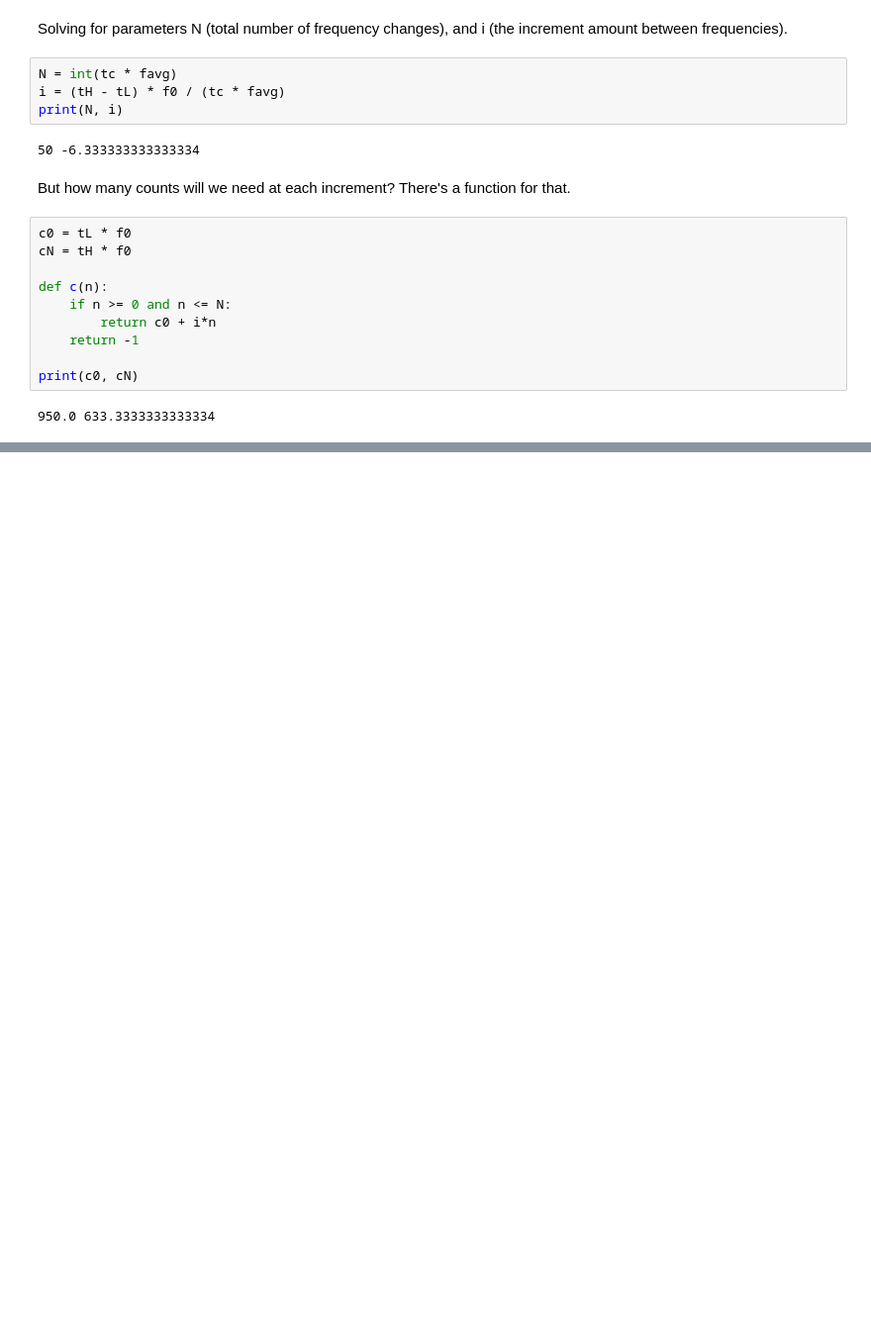
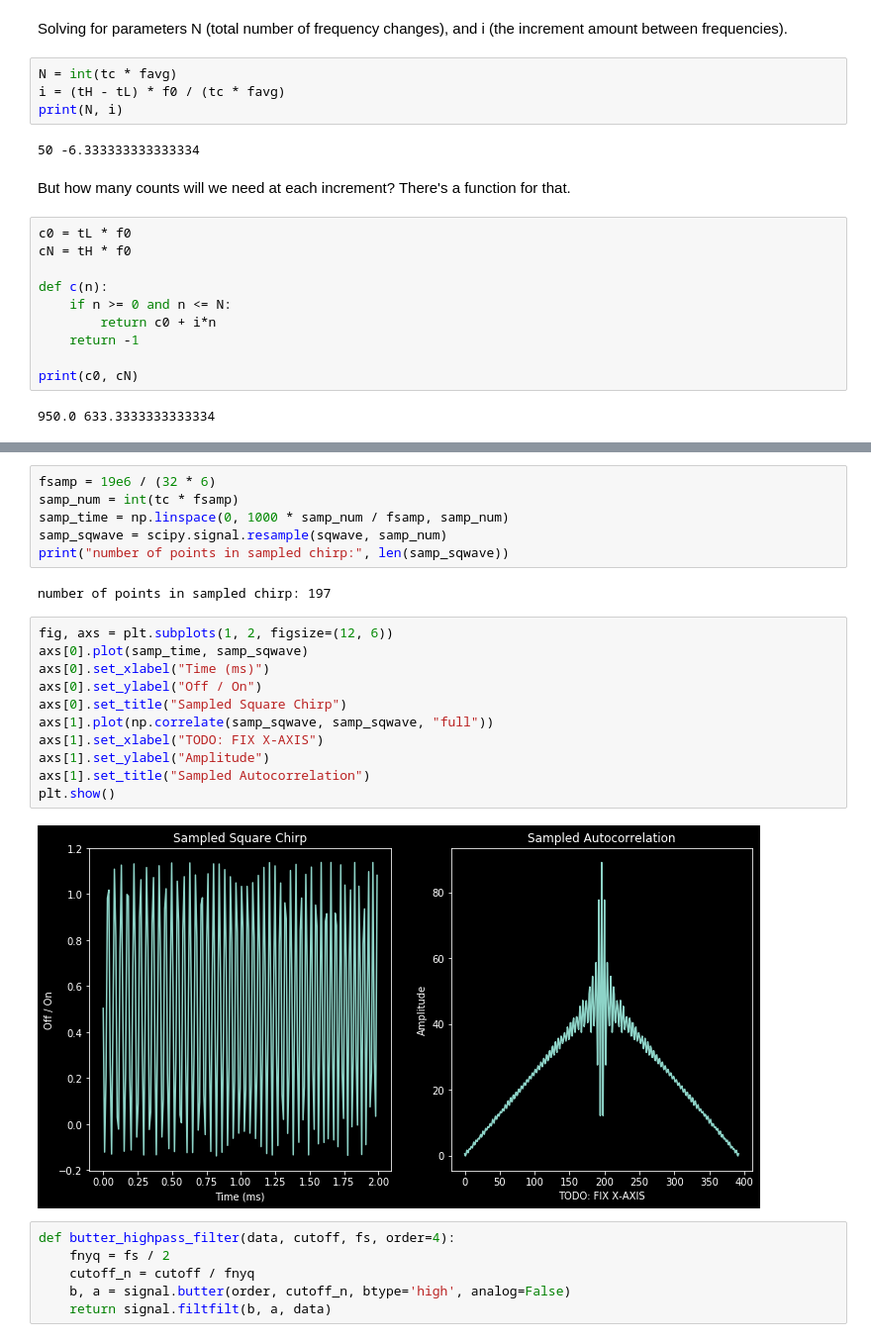
Before and after one commit to wabrams/NIST-PREP, a Jupyter notebook: generated_square_chirps.ipynb, the cells around one changed output, grey strips where cells are left out. Shown at 99% size. Cells and saved outputs as stored; diff of their text form; blank space fills up the shorter version.

Commit message:
progress on corr. simulations
high-pass filter, better read, cw mode on simplicity, and more

```diff
--- a/generated_square_chirps.ipynb
+++ b/generated_square_chirps.ipynb
@@ -246,0 +87,27 @@ print(sq_wave)
+# %%
+fsamp = 19e6 / (32 * 6)
+samp_num = int(tc * fsamp)
+samp_time = np.linspace(0, 1000 * samp_num / fsamp, samp_num)
+samp_sqwave = scipy.signal.resample(sqwave, samp_num)
+print("number of points in sampled chirp:", len(samp_sqwave))
+# %% [output]
+number of points in sampled chirp: 197
+# %%
+fig, axs = plt.subplots(1, 2, figsize=(12, 6))
+axs[0].plot(samp_time, samp_sqwave)
+axs[0].set_xlabel("Time (ms)")
+axs[0].set_ylabel("Off / On")
+axs[0].set_title("Sampled Square Chirp")
+axs[1].plot(np.correlate(samp_sqwave, samp_sqwave, "full"))
+axs[1].set_xlabel("TODO: FIX X-AXIS")
+axs[1].set_ylabel("Amplitude")
+axs[1].set_title("Sampled Autocorrelation")
+plt.show()
+# %% [output]
+[figure, added]
+# %%
+def butter_highpass_filter(data, cutoff, fs, order=4):
+    fnyq = fs / 2
+    cutoff_n = cutoff / fnyq
+    b, a = signal.butter(order, cutoff_n, btype='high', analog=False)
+    return signal.filtfilt(b, a, data)
```
Also changed, not shown: parts of 23 cells of this notebook, 1 other file.
